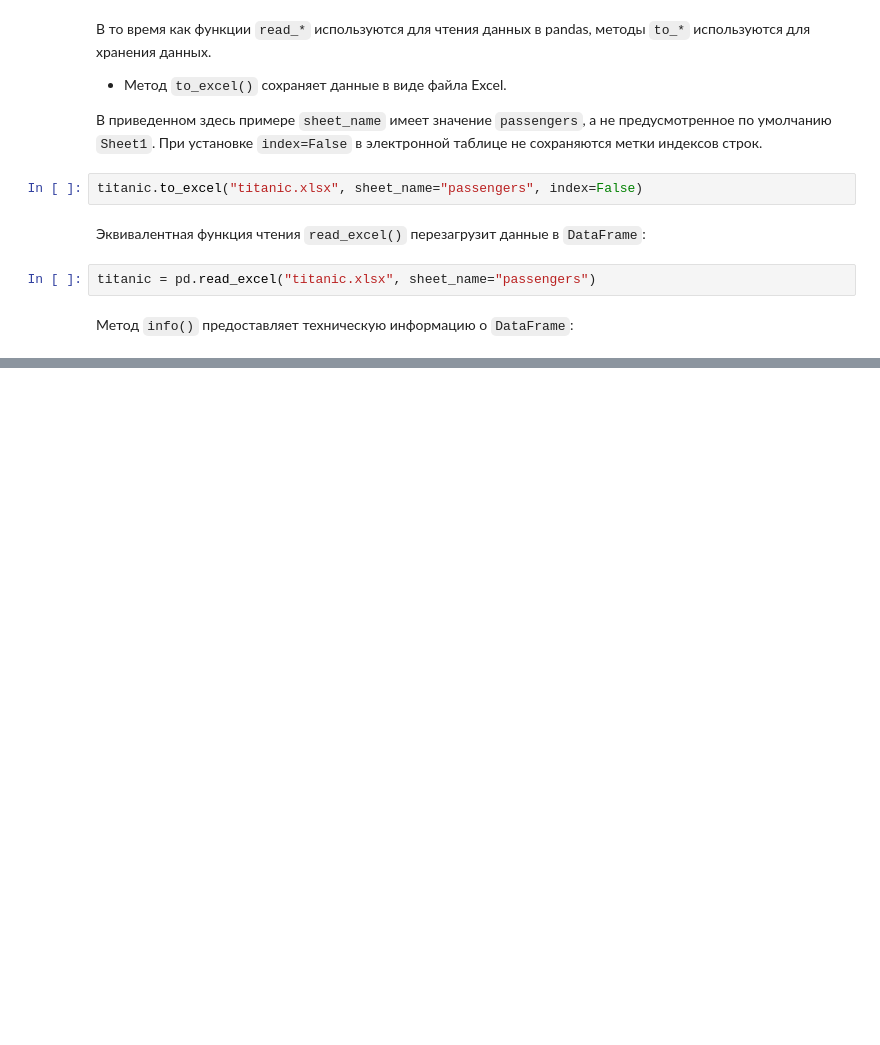
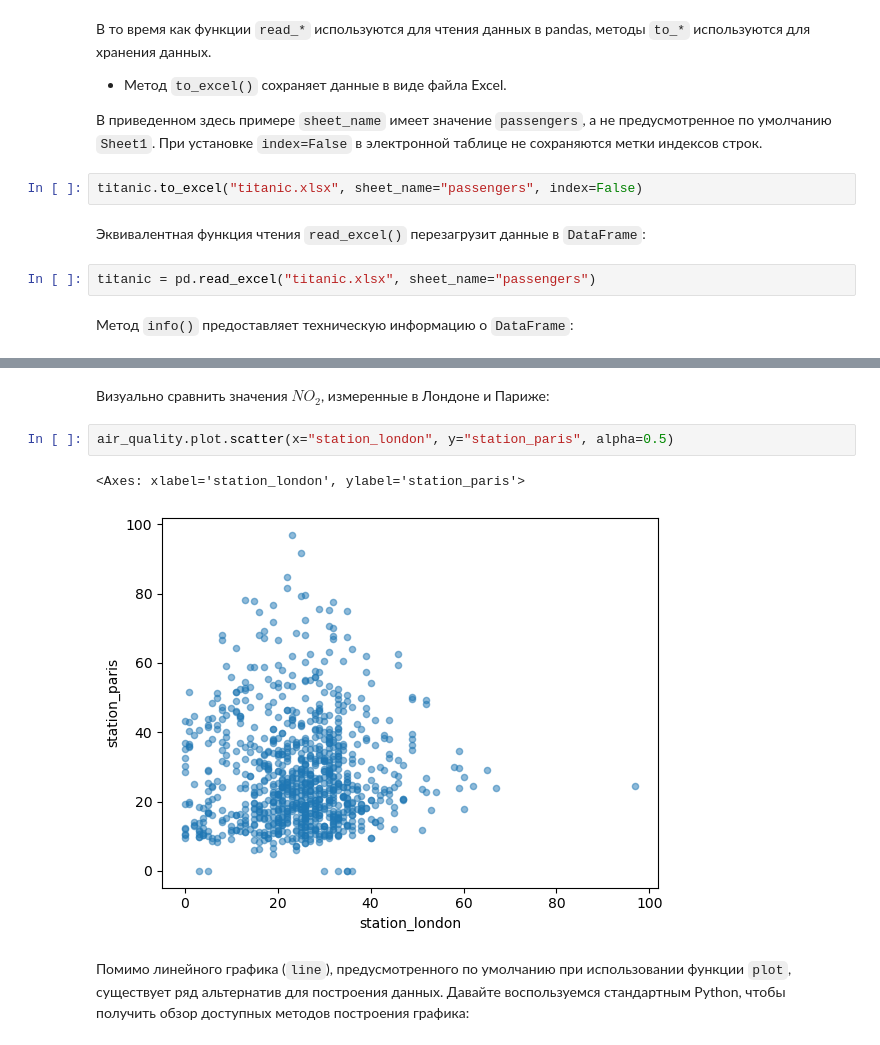
Before and after one commit to VChuzlov/Python_for_CE, a Jupyter notebook: ЛК/ЛК-5-Введение в библиотеку Pandas/Lec-05-Introduction to Pandas.ipynb, the cells around one changed output, grey strips where cells are left out. Drawn from its saved outputs; the diff is of its cells as text; blank space fills up the shorter version.

```diff
--- a/ЛК/ЛК-5-Введение в библиотеку Pandas/Lec-05-Introduction to Pandas.ipynb
+++ b/ЛК/ЛК-5-Введение в библиотеку Pandas/Lec-05-Introduction to Pandas.ipynb
@@ -724,0 +991,9 @@ memory usage: 83.7+ KB
+# %% [markdown]
+Визуально сравнить значения $NO_2$, измеренные в Лондоне и Париже:
+# %%
+air_quality.plot.scatter(x="station_london", y="station_paris", alpha=0.5)
+# %% [output]
+<Axes: xlabel='station_london', ylabel='station_paris'>
+[figure, added]
+# %% [markdown]
+Помимо линейного графика (`line`), предусмотренного по умолчанию при использовании функции `plot`, существует ряд альтернатив для построения данных. Давайте воспользуемся стандартным Python, чтобы получить обзор доступных методов построения графика:
```
Also changed, not shown: parts of 80 cells of this notebook, 7 other files.
